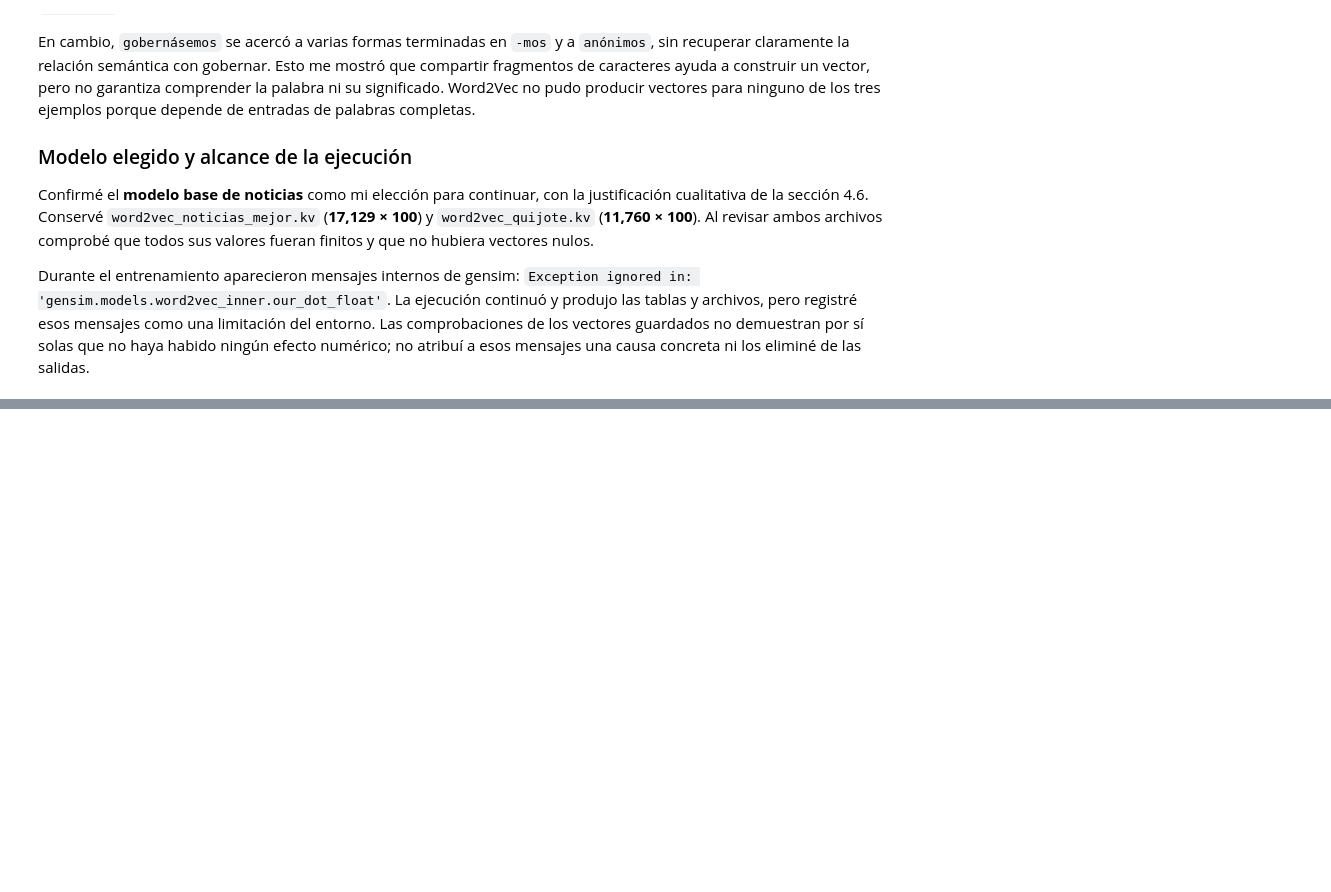
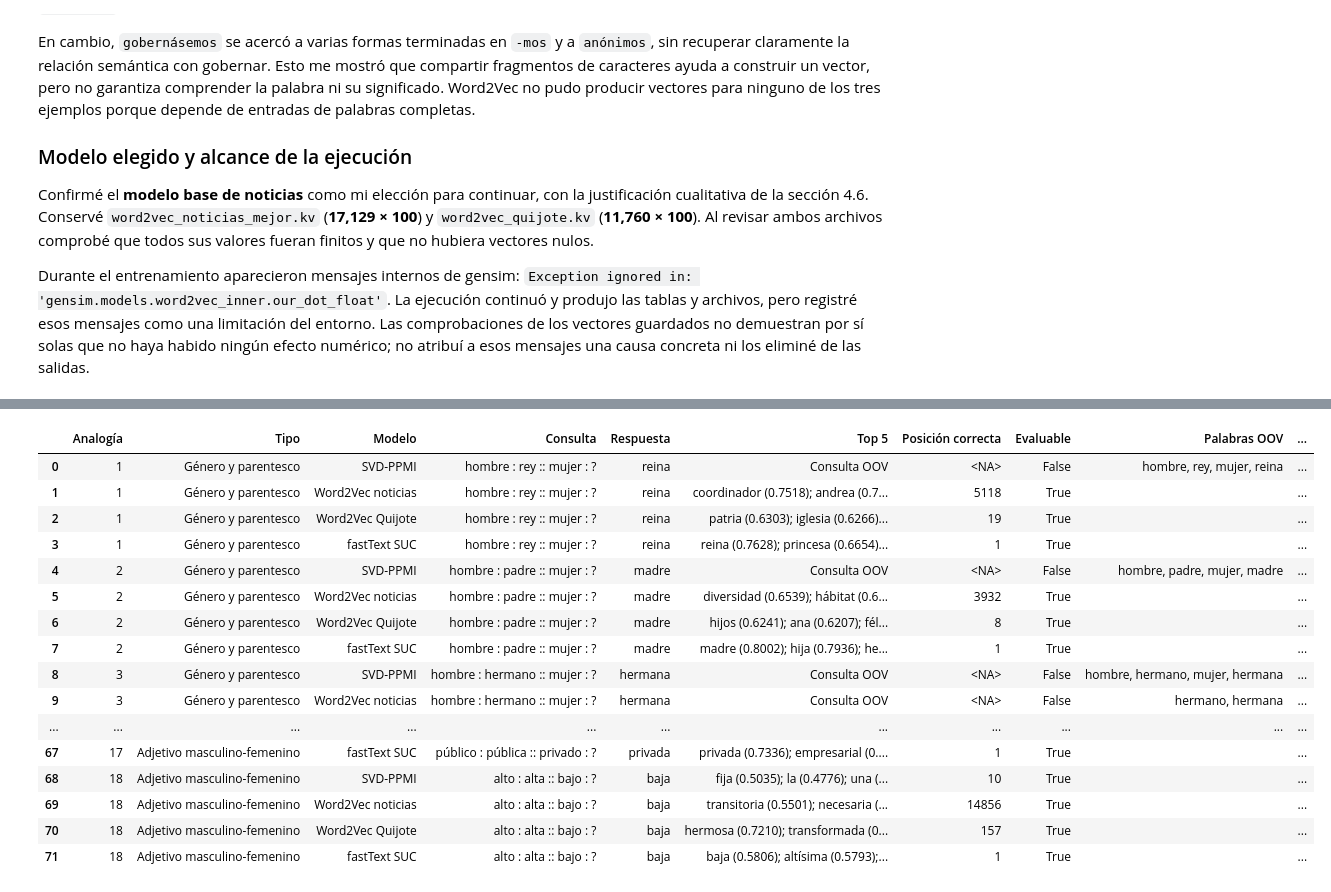
Before and after one commit to Jtanchezz/NLP, a Jupyter notebook: Lab9/lab9.ipynb, the cells around one changed output, grey strips where cells are left out. Saved outputs shown, nothing was run; the diff lists cells and outputs as text; code cells hidden in the pictures; blank space fills up the shorter version.

Commit message:
Seccion 5

```diff
--- a/Lab9/lab9.ipynb
+++ b/Lab9/lab9.ipynb
@@ -1402,0 +1553,14 @@ Durante el entrenamiento aparecieron mensajes internos de gensim: `Exception ign
+# %%
+PARES_ANTONIMOS = [("bueno", "malo"), ("subir", "bajar"),
+                   ("ganar", "perder"), ("público", "privado")]
+filas_antonimos = []
+for nombre, modelo in modelos_seccion5.items():
+    for a, b in PARES_ANTONIMOS:
+        faltantes = [p for p in (a, b) if p not in modelo.key_to_index]
+        filas_antonimos.append({
+            "Modelo": nombre, "Par": f"{a} / {b}",
+            "Coseno": coseno(modelo[a], modelo[b]) if not faltantes else np.nan,
+            "Fuera del vocabulario": ", ".join(faltantes) if faltantes else "Ninguna",
+        })
+similitudes_antonimos = pd.DataFrame(filas_antonimos)
+display(similitudes_antonimos.round({"Coseno": 6}))
@@ -1402,0 +1850,82 @@ Durante el entrenamiento aparecieron mensajes internos de gensim: `Exception ign
+# %%
+filas_analogias = []
+for id_analogia, fila in analogias_propias.iterrows():
+    a, b, c, respuesta = (fila[col] for col in ["a", "b", "c", "Respuesta"])
+    for nombre, modelo in modelos_seccion5.items():
+        faltantes = list(dict.fromkeys(p for p in (a, b, c, respuesta)
+                                      if p not in modelo.key_to_index))
+        consulta_cubierta = all(p in modelo.key_to_index for p in (a, b, c))
+        top = []
+        posicion = None
+        if consulta_cubierta:
+            orden, puntuaciones = ordenar_analogia(a, b, c, nombre)
+            top = [(modelo.index_to_key[i], float(puntuaciones[i])) for i in orden[:5]]
+            if respuesta in modelo.key_to_index:
+                posiciones = np.flatnonzero(orden == modelo.key_to_index[respuesta])
+                posicion = int(posiciones[0]) + 1 if len(posiciones) else None
+        filas_analogias.append({
+            "Analogía": id_analogia, "Tipo": fila["Tipo"], "Modelo": nombre,
+            "Consulta": f"{a} : {b} :: {c} : ?", "Respuesta": respuesta,
+            "Top 5": "; ".join(f"{w} ({s:.4f})" for w, s in top) if top else "Consulta OOV",
+            "Posición correcta": posicion, "Evaluable": not faltantes,
+            "Palabras OOV": ", ".join(faltantes),
+            "Acierto top 1": posicion == 1,
+            "Acierto top 5": posicion is not None and posicion <= 5,
+        })
+resultados_analogias = pd.DataFrame(filas_analogias)
+resultados_analogias["Posición correcta"] = resultados_analogias["Posición correcta"].astype("Int64")
+with pd.option_context("display.max_rows", None, "display.max_colwidth", None,
+                       "display.max_columns", None):
+    display(resultados_analogias)
+
+
+def resumir_analogias(grupo):
+    total, evaluables = len(grupo), int(grupo["Evaluable"].sum())
+    aciertos1, aciertos5 = int(grupo["Acierto top 1"].sum()), int(grupo["Acierto top 5"].sum())
+    return {
+        "Propuestas": total, "Evaluables": evaluables, "OOV": total - evaluables,
+        "Top 1 evaluables (%)": 100 * aciertos1 / evaluables if evaluables else np.nan,
+        "Top 5 evaluables (%)": 100 * aciertos5 / evaluables if evaluables else np.nan,
+        "Top 1 todas (%)": 100 * aciertos1 / total if total else np.nan,
+        "Top 5 todas (%)": 100 * aciertos5 / total if total else np.nan,
+    }
+
+
+resumen_analogias_tipo = pd.DataFrame([
+    {"Modelo": nombre, "Tipo": tipo, **resumir_analogias(grupo)}
+    for (nombre, tipo), grupo in resultados_analogias.groupby(["Modelo", "Tipo"], sort=False)
+])
+resumen_analogias_global = pd.DataFrame([
+    {"Modelo": nombre, **resumir_analogias(grupo)}
+    for nombre, grupo in resultados_analogias.groupby("Modelo", sort=False)
+])
+ids_analogias_comunes = resultados_analogias.groupby("Analogía")["Evaluable"].all()
+ids_analogias_comunes = ids_analogias_comunes[ids_analogias_comunes].index
+resumen_analogias_comunes = pd.DataFrame([
+    {"Modelo": nombre, **resumir_analogias(grupo[grupo["Analogía"].isin(ids_analogias_comunes)])}
+    for nombre, grupo in resultados_analogias.groupby("Modelo", sort=False)
+])
+print("Aciertos por tipo:")
+display(resumen_analogias_tipo.round(2))
+print("Resumen global:")
+display(resumen_analogias_global.round(2))
+print("Mismo conjunto de analogías para todos los modelos:", list(ids_analogias_comunes))
+display(resumen_analogias_comunes.round(2))
+# %% [output]
+|  | Analogía | Tipo | Modelo | Consulta | Respuesta | Top 5 | Posición correcta | Evaluable | Palabras OOV | ... |
+| 0 | 1 | Género y parentesco | SVD-PPMI | hombre : rey :: mujer : ? | reina | Consulta OOV | <NA> | False | hombre, rey, mujer, reina | ... |
+| 1 | 1 | Género y parentesco | Word2Vec noticias | hombre : rey :: mujer : ? | reina | coordinador (0.7518); andrea (0.7... | 5118 | True |  | ... |
+| 2 | 1 | Género y parentesco | Word2Vec Quijote | hombre : rey :: mujer : ? | reina | patria (0.6303); iglesia (0.6266)... | 19 | True |  | ... |
+| 3 | 1 | Género y parentesco | fastText SUC | hombre : rey :: mujer : ? | reina | reina (0.7628); princesa (0.6654)... | 1 | True |  | ... |
+| 4 | 2 | Género y parentesco | SVD-PPMI | hombre : padre :: mujer : ? | madre | Consulta OOV | <NA> | False | hombre, padre, mujer, madre | ... |
+| 5 | 2 | Género y parentesco | Word2Vec noticias | hombre : padre :: mujer : ? | madre | diversidad (0.6539); hábitat (0.6... | 3932 | True |  | ... |
+| 6 | 2 | Género y parentesco | Word2Vec Quijote | hombre : padre :: mujer : ? | madre | hijos (0.6241); ana (0.6207); fél... | 8 | True |  | ... |
+| 7 | 2 | Género y parentesco | fastText SUC | hombre : padre :: mujer : ? | madre | madre (0.8002); hija (0.7936); he... | 1 | True |  | ... |
+| 8 | 3 | Género y parentesco | SVD-PPMI | hombre : hermano :: mujer : ? | hermana | Consulta OOV | <NA> | False | hombre, hermano, mujer, hermana | ... |
+| 9 | 3 | Género y parentesco | Word2Vec noticias | hombre : hermano :: mujer : ? | hermana | Consulta OOV | <NA> | False | hermano, hermana | ... |
+| ... | ... | ... | ... | ... | ... | ... | ... | ... | ... | ... |
+| 67 | 17 | Adjetivo masculino-femenino | fastText SUC | público : pública :: privado : ? | privada | privada (0.7336); empresarial (0.... | 1 | True |  | ... |
+| 68 | 18 | Adjetivo masculino-femenino | SVD-PPMI | alto : alta :: bajo : ? | baja | fija (0.5035); la (0.4776); una (... | 10 | True |  | ... |
+| 69 | 18 | Adjetivo masculino-femenino | Word2Vec noticias | alto : alta :: bajo : ? | baja | transitoria (0.5501); necesaria (... | 14856 | True |  | ... |
+| 70 | 18 | Adjetivo masculino-femenino | Word2Vec Quijote | alto : alta :: bajo : ? | baja | hermosa (0.7210); transformada (0... | 157 | True |  | ... |
+| 71 | 18 | Adjetivo masculino-femenino | fastText SUC | alto : alta :: bajo : ? | baja | baja (0.5806); altísima (0.5793);... | 1 | True |  | ... |
```
Also changed, not shown: parts of 19 cells of this notebook.
